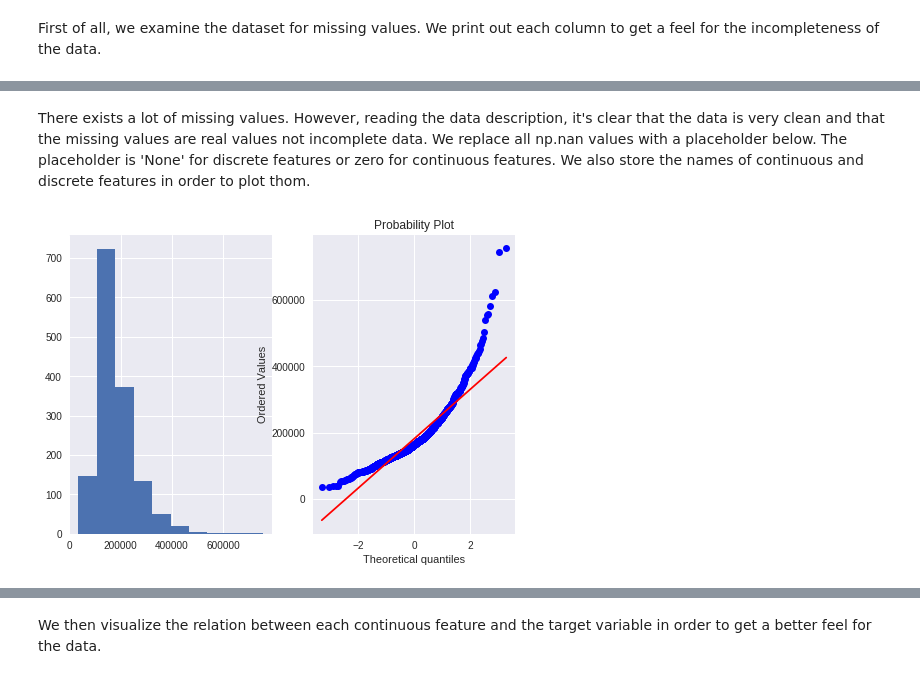
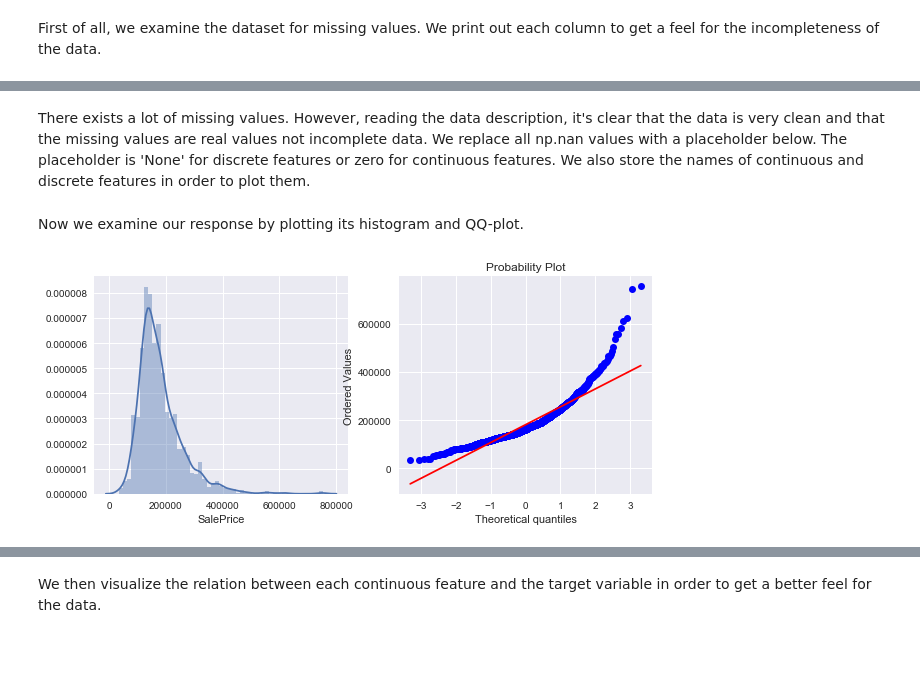
Before and after one commit to MMAesawy/Kaggle-Housing, a Jupyter notebook: analysis.ipynb, the cells around one changed output, grey strips where cells are left out. Cells and saved outputs as stored; diff of their text form; code cells hidden in the pictures; blank space fills up the shorter version.

```diff
--- a/analysis.ipynb
+++ b/analysis.ipynb
@@ -46,7 +46,7 @@ Missing values per column:
 75:     TotalBsmtSF - Missing: 1 - # Unique values: 1058
 76:     Utilities - Missing: 2 - # Unique values: 2
 # %% [markdown]
-There exists a lot of missing values. However, reading the data description, it's clear that the data is very clean and that the missing values are real values not incomplete data. We replace all np.nan values with a placeholder below. The placeholder is 'None' for discrete features or zero for continuous features. We also store the names of continuous and discrete features in order to plot thom.
+There exists a lot of missing values. However, reading the data description, it's clear that the data is very clean and that the missing values are real values not incomplete data. We replace all np.nan values with a placeholder below. The placeholder is 'None' for discrete features or zero for continuous features. We also store the names of continuous and discrete features in order to plot them.
 # %%
 missing_label = 'None'
 cont_feature = []
@@ -59,10 +59,12 @@ for c in range(df_full.shape[1]):
     else:
         df_full.iloc[:, c].fillna(missing_label, inplace = True)
         disc_feature.append(df_full.columns[c])
+# %% [markdown]
+Now we examine our response by plotting its histogram and QQ-plot.
 # %%
-fig, ax = plt.subplots(nrows = 1, ncols = 2)
-ax[0].hist(df_train['SalePrice'])
+fig, ax = plt.subplots(nrows = 1, ncols = 2, figsize = (10, 4))
+sns.distplot(df_train['SalePrice'], ax = ax[0])
 stats.probplot(df_train['SalePrice'], plot = ax[1])
 plt.show()
 # %% [output]
-[figure, old version]
+[figure, new version]
```
Also changed, not shown: parts of 25 cells of this notebook.
